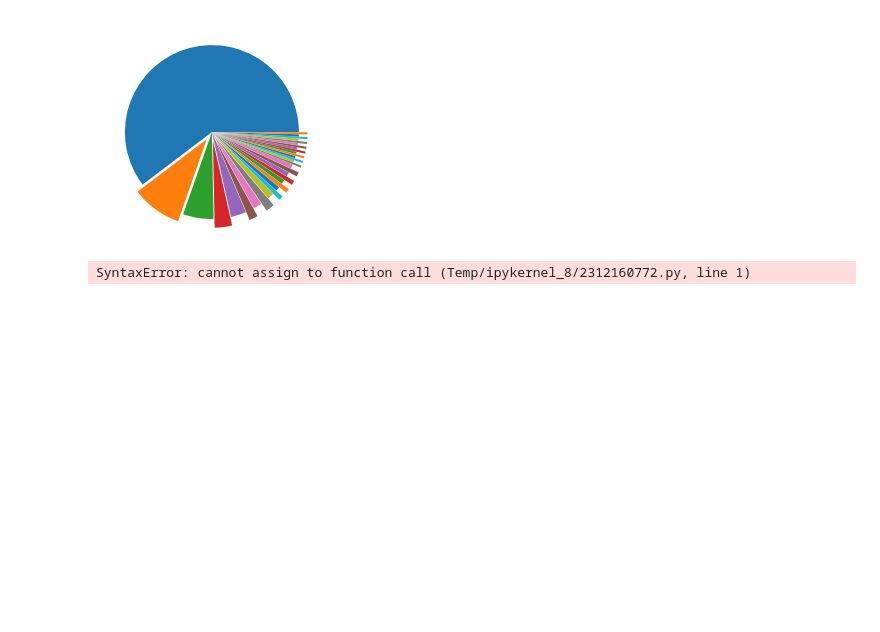
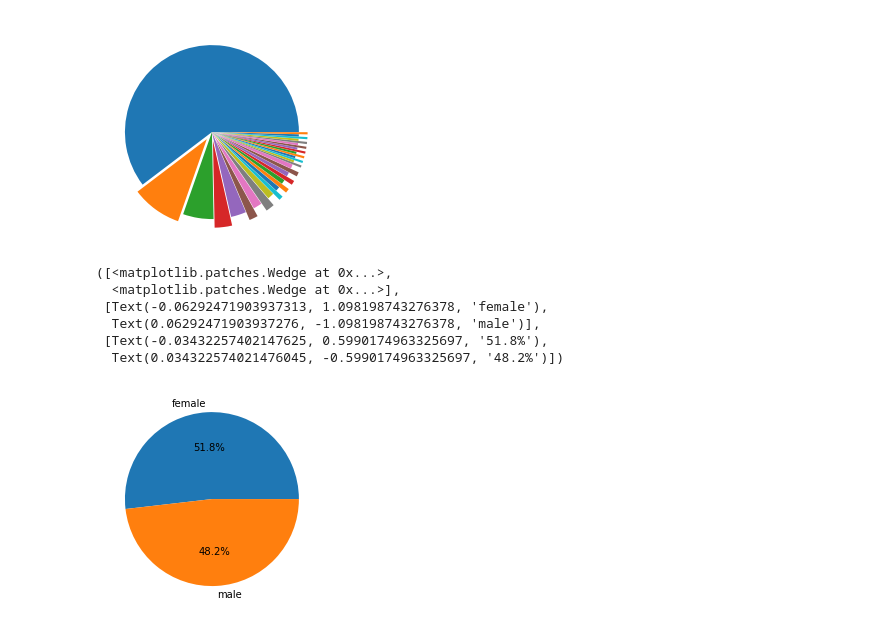
Before and after one commit to RoshaanBashir/Python, a Jupyter notebook: L1F20BSCS0004Ass1.ipynb, the cells around one changed output. Drawn from its saved outputs; the diff is of its cells as text; code cells hidden in the pictures; blank space fills up the shorter version.

```diff
--- a/L1F20BSCS0004Ass1.ipynb
+++ b/L1F20BSCS0004Ass1.ipynb
@@ -276,6 +230,12 @@ plt.pyplot.pie(df['diagnosis'].value_counts(),explode=[0,0.1,0,0.1,0,0.1,0,0.1,0
   Text(1.1999029393346428, -0.015262246757428733, '')])
 [figure]
 # %%
-plt.pyplot.pie(df['diagnosis'].value_counts(),explode=[0,0.1,0,0.1,0,0.1,0,0.1,0,0.1,0,0.1,0,0.1,0,0.1,0,0.1,0,0.1,0,0.1,0,0.1,0,0.1,0,0.1,0,0.1,0,0.1]),shadow=True,labels=['malignant','benign','malignant','benign','malignant','benign','malignant','benign','malignant','benign','malignant','benign','malignant','benign','malignant','benign','malignant','benign','malignant','benign','malignant','benign','malignant','benign','malignant','benign','malignant','benign','malignant','benign','malignant','benign'])
+plt.pyplot.pie(df['gender'].value_counts(),labels=['female','male'],autopct='%1.1f%%')
 # %% [output]
-SyntaxError: cannot assign to function call (Temp/ipykernel_8/2312160772.py, line 1)
+([<matplotlib.patches.Wedge at 0x...>,
+  <matplotlib.patches.Wedge at 0x...>],
+ [Text(-0.06292471903937313, 1.098198743276378, 'female'),
+  Text(0.06292471903937276, -1.098198743276378, 'male')],
+ [Text(-0.03432257402147625, 0.5990174963325697, '51.8%'),
+  Text(0.034322574021476045, -0.5990174963325697, '48.2%')])
+[figure, added]
```
Also changed, not shown: parts of 9 cells of this notebook.
